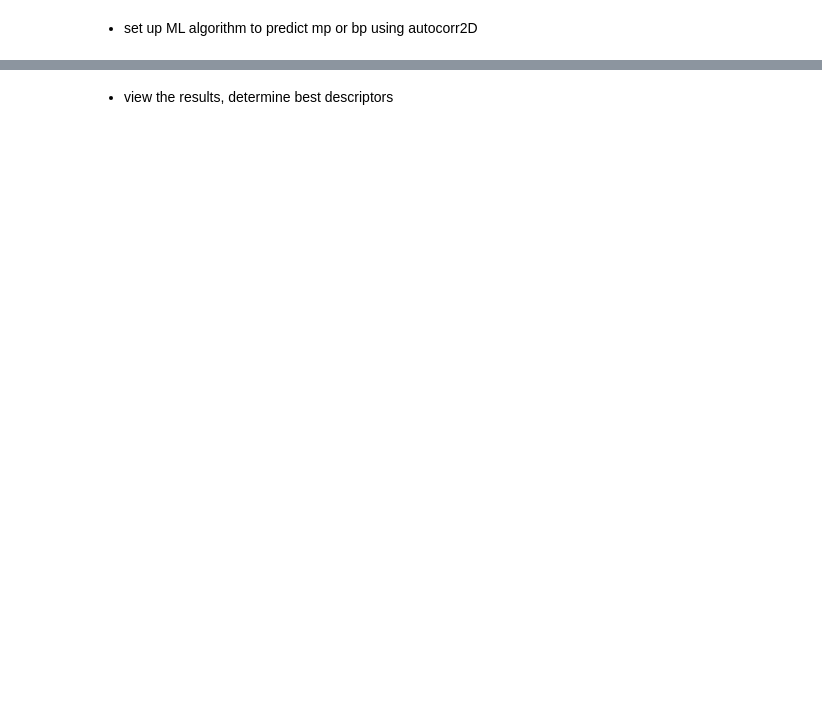
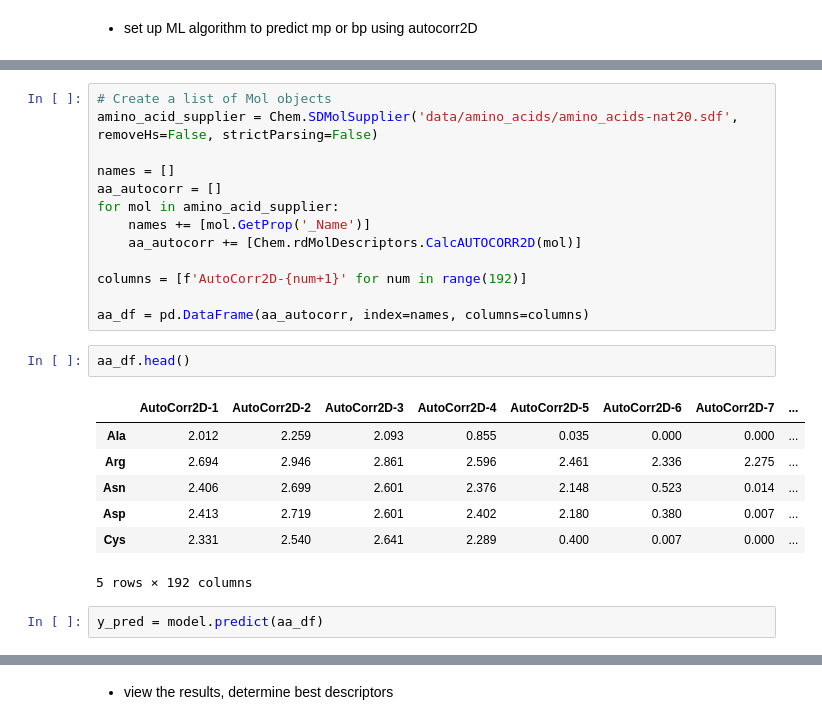
Before and after one commit to janash/acs-2023-notebooks, a Jupyter notebook: 07_building_datasets.ipynb, the cells around one changed output, grey strips where cells are left out. Saved outputs shown, nothing was run; the diff lists cells and outputs as text; blank space fills up the shorter version.

```diff
--- a/07_building_datasets.ipynb
+++ b/07_building_datasets.ipynb
@@ -84,0 +143,25 @@ model.fit(X, Y)
+# %%
+# Create a list of Mol objects
+amino_acid_supplier = Chem.SDMolSupplier('data/amino_acids/amino_acids-nat20.sdf', removeHs=False, strictParsing=False)
+
+names = []
+aa_autocorr = []
+for mol in amino_acid_supplier:
+    names += [mol.GetProp('_Name')]
+    aa_autocorr += [Chem.rdMolDescriptors.CalcAUTOCORR2D(mol)]
+
+columns = [f'AutoCorr2D-{num+1}' for num in range(192)]
+
+aa_df = pd.DataFrame(aa_autocorr, index=names, columns=columns)
+# %%
+aa_df.head()
+# %% [output]
+|  | AutoCorr2D-1 | AutoCorr2D-2 | AutoCorr2D-3 | AutoCorr2D-4 | AutoCorr2D-5 | AutoCorr2D-6 | AutoCorr2D-7 | ... |
+| Ala | 2.012 | 2.259 | 2.093 | 0.855 | 0.035 | 0.000 | 0.000 | ... |
+| Arg | 2.694 | 2.946 | 2.861 | 2.596 | 2.461 | 2.336 | 2.275 | ... |
+| Asn | 2.406 | 2.699 | 2.601 | 2.376 | 2.148 | 0.523 | 0.014 | ... |
+| Asp | 2.413 | 2.719 | 2.601 | 2.402 | 2.180 | 0.380 | 0.007 | ... |
+| Cys | 2.331 | 2.540 | 2.641 | 2.289 | 0.400 | 0.007 | 0.000 | ... |
+5 rows × 192 columns
+# %%
+y_pred = model.predict(aa_df)
```
Also changed, not shown: parts of 12 cells of this notebook.
